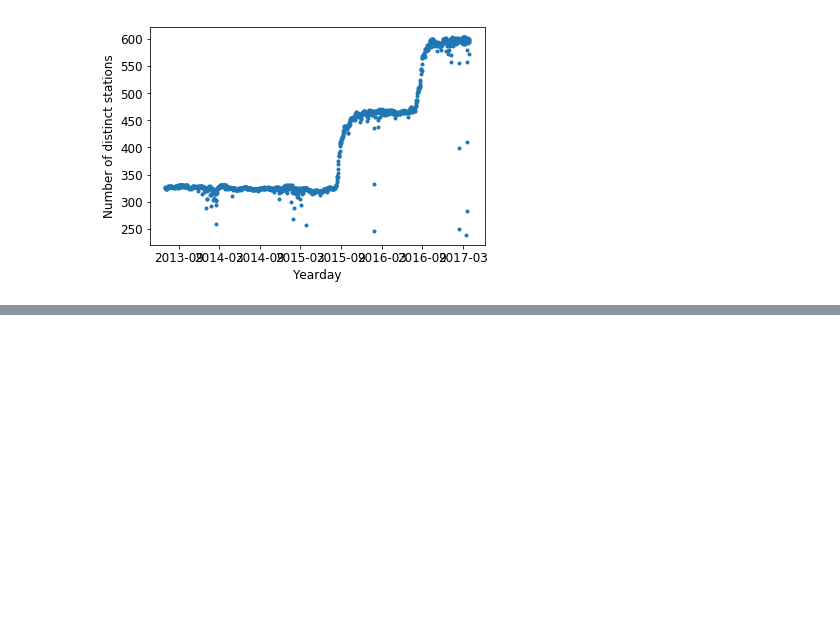
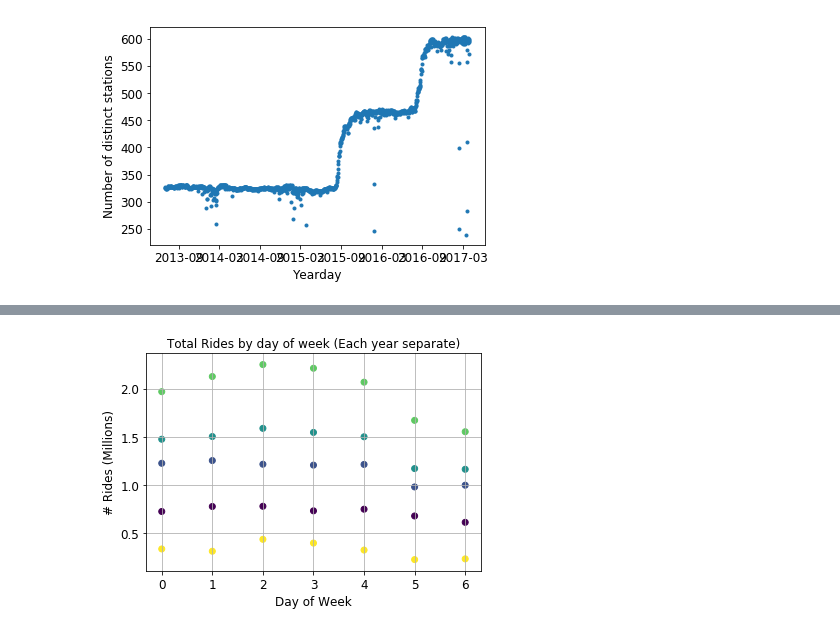
Before and after one commit to andypicke/NYC_citibike, a Jupyter notebook: citibike_MakeDataFromSQL.ipynb, the cells around one changed output, grey strips where cells are left out. Drawn from its saved outputs; the diff is of its cells as text; code cells hidden in the pictures; blank space fills up the shorter version.

```diff
--- a/citibike_regression_makedatafromsql.ipynb
+++ b/citibike_MakeDataFromSQL.ipynb
@@ -176,0 +202,4 @@ df_sta.to_csv('data/NDistinctStationsGroupedByDate.csv',index=False)
+# %%
+query = "SELECT year, wkday, COUNT(*) as Nrides FROM rides GROUP BY year,wkday"
+df_year_wkday = pd.read_sql_query(query,con)
+df_year_wkday.head()
@@ -176,0 +213,9 @@ df_sta.to_csv('data/NDistinctStationsGroupedByDate.csv',index=False)
+# %%
+plt.scatter(df_year_wkday.wkday,df_year_wkday.Nrides/1e6,c=df_year_wkday.year)
+#plt.legend()
+plt.xlabel("Day of Week")
+plt.ylabel("# Rides (Millions)")
+plt.title("Total Rides by day of week (Each year separate)")
+plt.grid();
+# %% [output]
+[figure, added]
```
Also changed, not shown: parts of 9 cells of this notebook, 6 other files.
